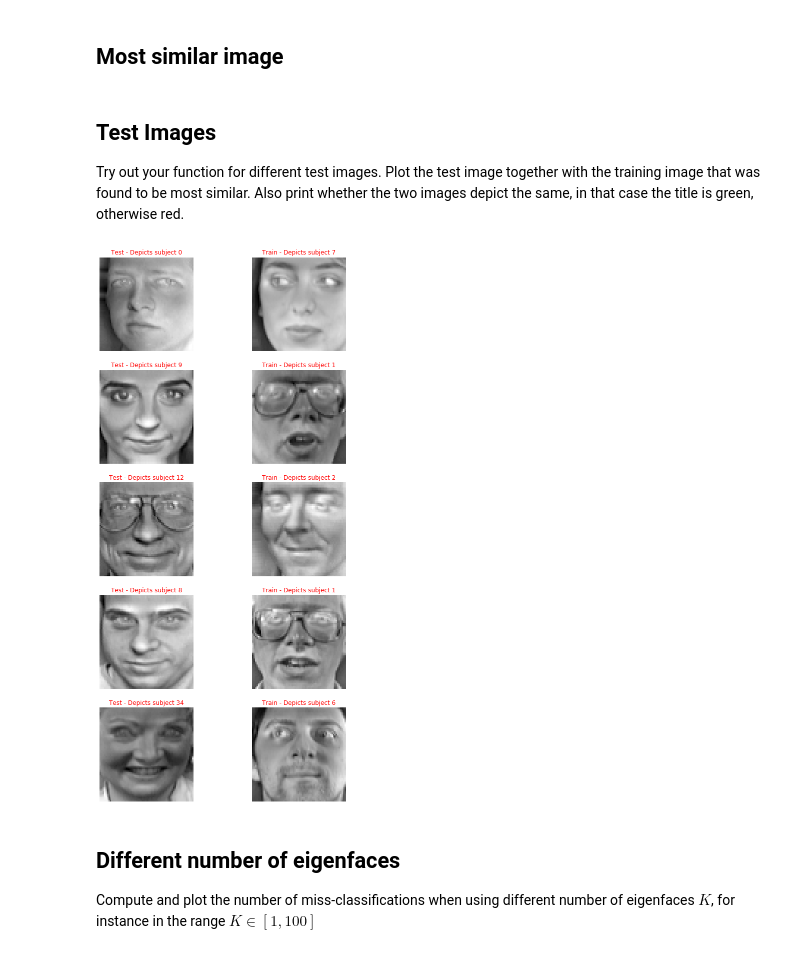
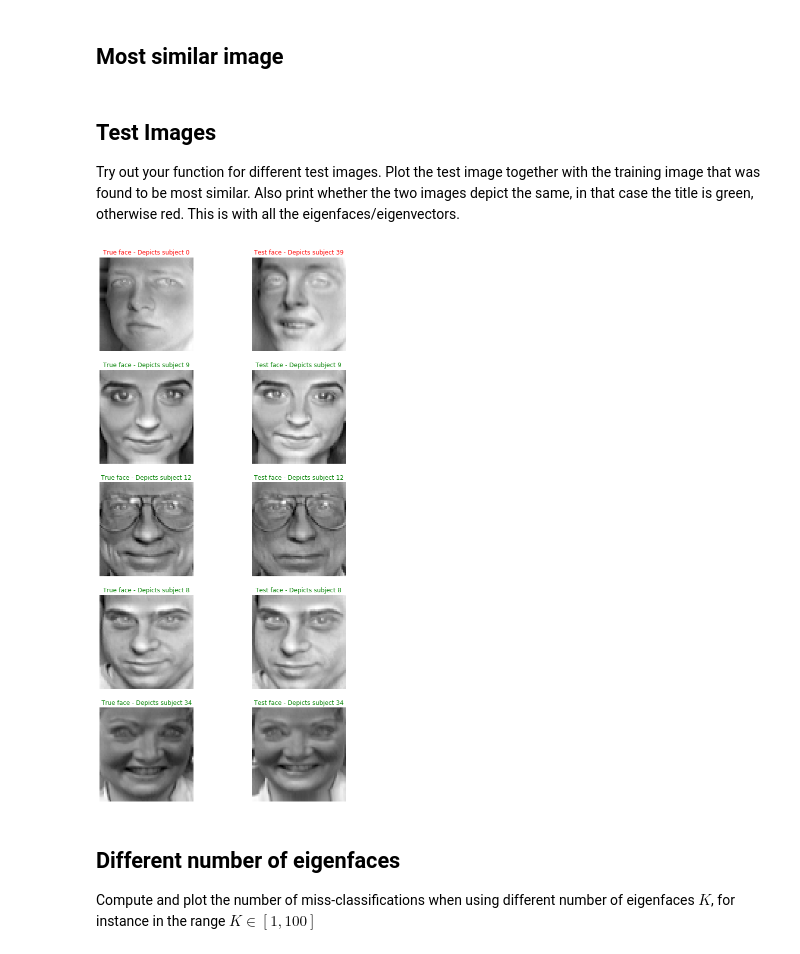
Before and after one commit to AndreasLH/02462-assignment2, a Jupyter notebook: Eigenfaces-Ollivetti.ipynb, the cells around one changed output. Drawn from its saved outputs; the diff is of its cells as text; code cells hidden in the pictures.

Commit message:
Fix my stuff with the new changes. Also why does it get worse with the majority vote. Under mis-classification features should it be im[0] or just im

```diff
--- a/Eigenfaces-Ollivetti.ipynb
+++ b/Eigenfaces-Ollivetti.ipynb
@@ -201,11 +202,13 @@ def classifyImage(idx, k = None, top_n = 1):
     zy = zys[:,:k]
     zx = zxs[:,:k]
     similarities = [spatial.distance.cosine(zy[idx], zx[i]) for i in range(200)]
+
+    most_similar = np.argmin(similarities)
     top_n_pairs = dict(sorted(enumerate(similarities), key = lambda x: x[1])[:top_n])
     most_similar_subject = mode([arg//5 for arg in top_n_pairs]).mode[0]
 
     correct_clf = idx//5 == most_similar_subject
-    return (most_similar_subject, correct_clf)
+    return (most_similar, most_similar_subject, correct_clf)
 # %% [markdown]
 ## Most similar image
 # %%
@@ -213,30 +216,30 @@ classifiedImages = [classifyImage(i) for i in range(200)]
 # %% [markdown]
 ## Test Images
 
-Try out your function for different test images. Plot the test image together with the training image that was found to be most similar. Also print whether the two images depict the same, in that case the title is green, otherwise red.
+Try out your function for different test images. Plot the test image together with the training image that was found to be most similar. Also print whether the two images depict the same, in that case the title is green, otherwise red. This is with all the eigenfaces/eigenvectors.
 # %%
 test_images_idx = [1,48,64,42,171]
 fig, axs = plt.subplots(5,2, figsize = (10,20))
 
 for ax, im in zip(axs, test_images_idx):
     i = 0
     true_label = im//5
     predicted_label = classifyImage(im)[0]//5
     if true_label == predicted_label:
         color = 'green'
     else:
         color = 'red'
 
     ax[i].imshow(Y[:,im].reshape(64,64), cmap = plt.cm.gray)
-    ax[i].set_title(f'Test - Depicts subject {true_label}', color=color)
+    ax[i].set_title(f'True face - Depicts subject {true_label}', color=color)
     ax[i].axis('off')
     ax[i+1].imshow(X[:,classifiedImages[im][0]].reshape(64,64), cmap = plt.cm.gray)
-    ax[i+1].set_title(f'Train - Depicts subject {predicted_label}', color=color)
+    ax[i+1].set_title(f'Test face - Depicts subject {predicted_label}', color=color)
     ax[i+1].axis('off')
 
     i += 1
 # %% [output]
-[figure, old version]
+[figure, new version]
 # %% [markdown]
 ## Different number of eigenfaces
 
```
Also changed, not shown: parts of 9 cells of this notebook.
